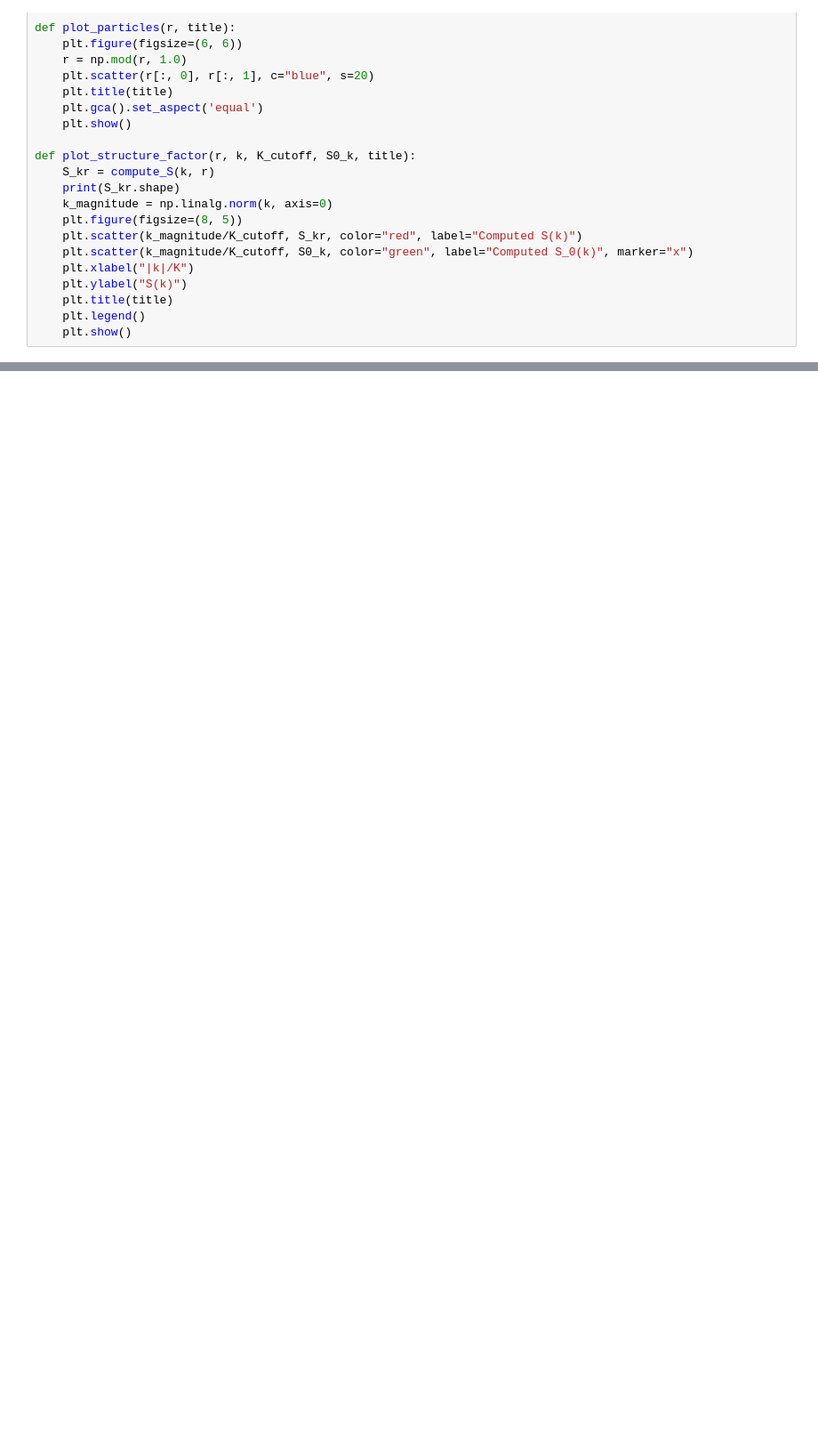
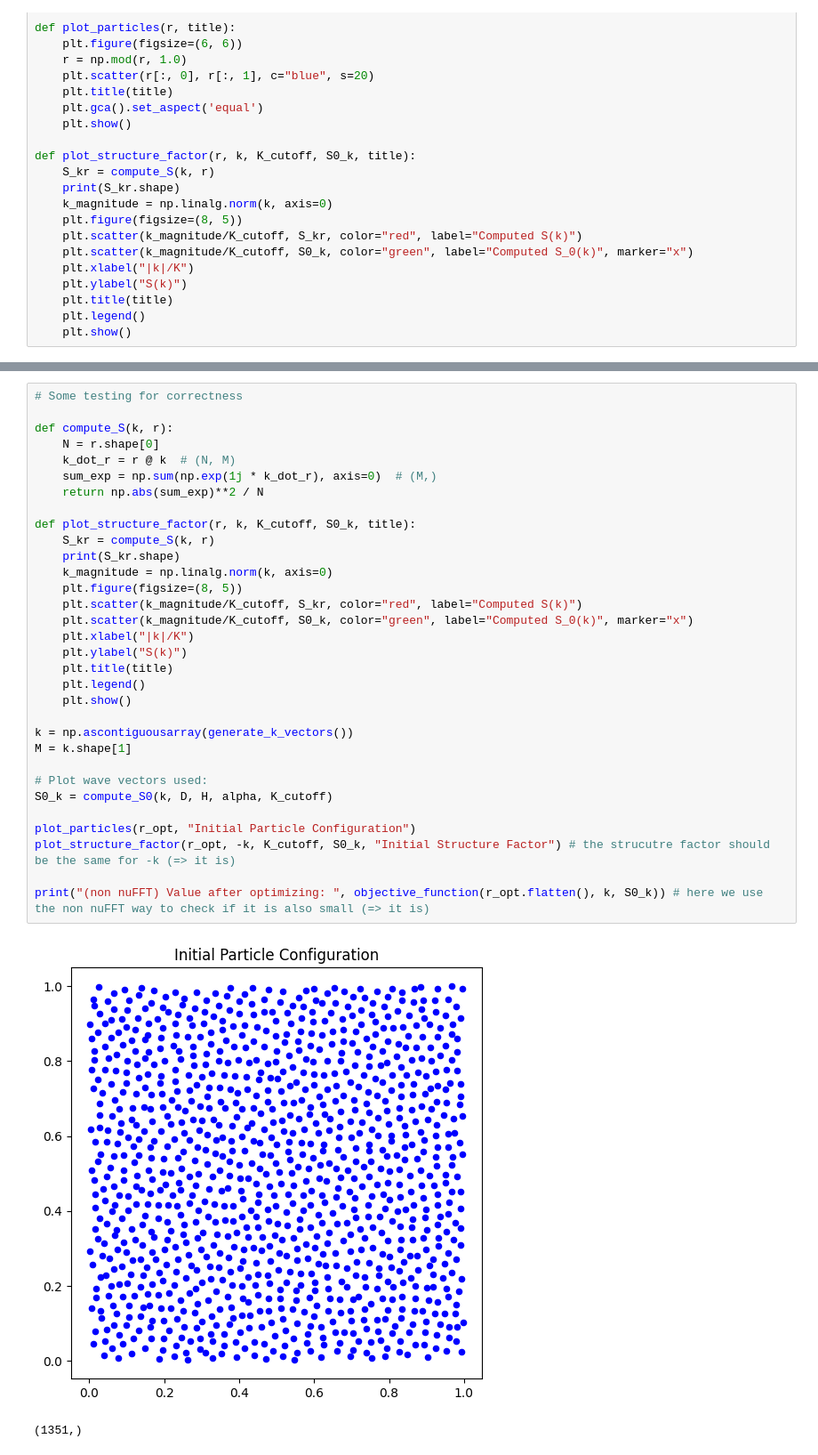
Before and after one commit to BekzatZhar/modeling_seminarSoSe25, a Jupyter notebook: hu_nnufft_type3.ipynb, the cells around one changed output, grey strips where cells are left out. Shown: that part at 89% size. Cells and saved outputs as stored; diff of their text form; blank space fills up the shorter version.

Commit message:
used k symmetry

```diff
--- a/hu_nnufft_type3.ipynb
+++ b/hu_nnufft_type3.ipynb
@@ -242,0 +228,35 @@ phi saved to point_patterns/pp.npy
+# %%
+# Some testing for correctness
+
+def compute_S(k, r):
+    N = r.shape[0]
+    k_dot_r = r @ k  # (N, M)
+    sum_exp = np.sum(np.exp(1j * k_dot_r), axis=0)  # (M,)
+    return np.abs(sum_exp)**2 / N
+
+def plot_structure_factor(r, k, K_cutoff, S0_k, title):
+    S_kr = compute_S(k, r)
+    print(S_kr.shape)
+    k_magnitude = np.linalg.norm(k, axis=0)
+    plt.figure(figsize=(8, 5))
+    plt.scatter(k_magnitude/K_cutoff, S_kr, color="red", label="Computed S(k)")
+    plt.scatter(k_magnitude/K_cutoff, S0_k, color="green", label="Computed S_0(k)", marker="x")
+    plt.xlabel("|k|/K")
+    plt.ylabel("S(k)")
+    plt.title(title)
+    plt.legend()
+    plt.show()
+
+k = np.ascontiguousarray(generate_k_vectors())
+M = k.shape[1]
+
+# Plot wave vectors used:
+S0_k = compute_S0(k, D, H, alpha, K_cutoff)
+
+plot_particles(r_opt, "Initial Particle Configuration")
+plot_structure_factor(r_opt, -k, K_cutoff, S0_k, "Initial Structure Factor") # the strucutre factor should be the same for -k (=> it is)
+
+print("(non nuFFT) Value after optimizing: ", objective_function(r_opt.flatten(), k, S0_k)) # here we use the non nuFFT way to check if it is also small (=> it is)
+# %% [output]
+[figure, added]
+(1351,)
```
Also changed, not shown: parts of 4 cells of this notebook, 2 other files.
